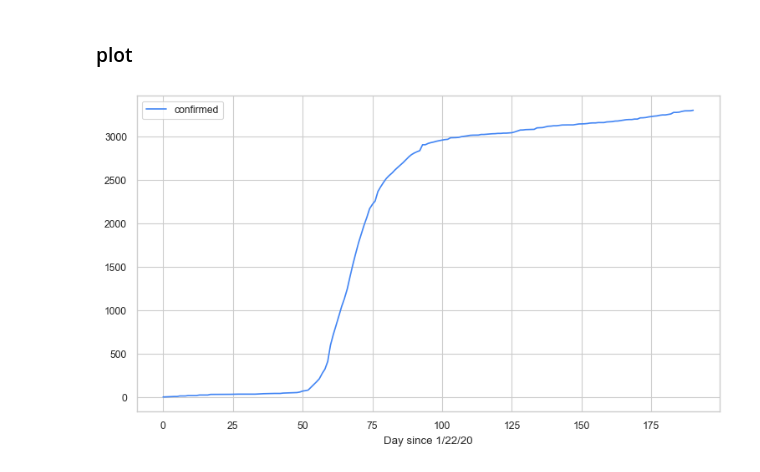
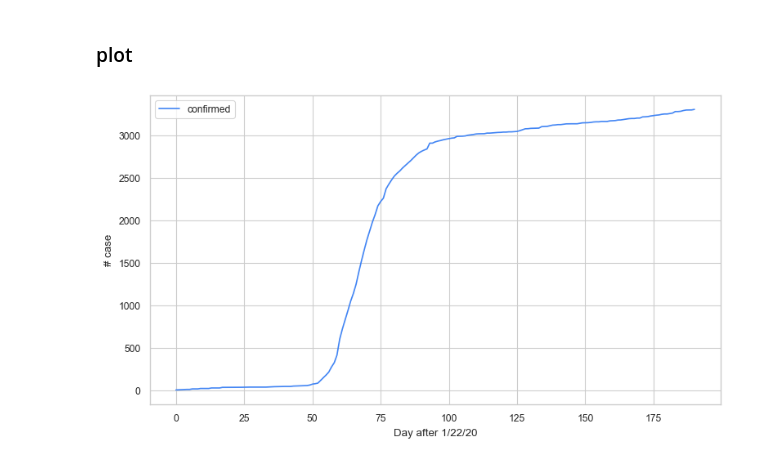
Before and after one commit to chuan-khuna/Covid-19-Visualization-Practice, a Jupyter notebook: 01_load_csv.ipynb, the cells around one changed output. Drawn from its saved outputs; the diff is of its cells as text; code cells hidden in the pictures.

Commit message:
add visualization

```diff
--- a/01_load_csv.ipynb
+++ b/01_load_csv.ipynb
@@ -69,9 +69,9 @@ data = np.array(country_data.iloc[:, 4:]).squeeze()
 x = np.arange(len(data))
 # %%
 sns.lineplot(x, data, label=case)
-plt.xlabel("Day since {}".format(country_data.columns[4]))
 
-plt.ylabel("case")
+plt.xlabel("Day after {}".format(country_data.columns[4]))
+plt.ylabel("# case")
 plt.show()
 # %% [output]
-[figure, old version]
+[figure, new version]
```
Also changed, not shown: 1 other file.
